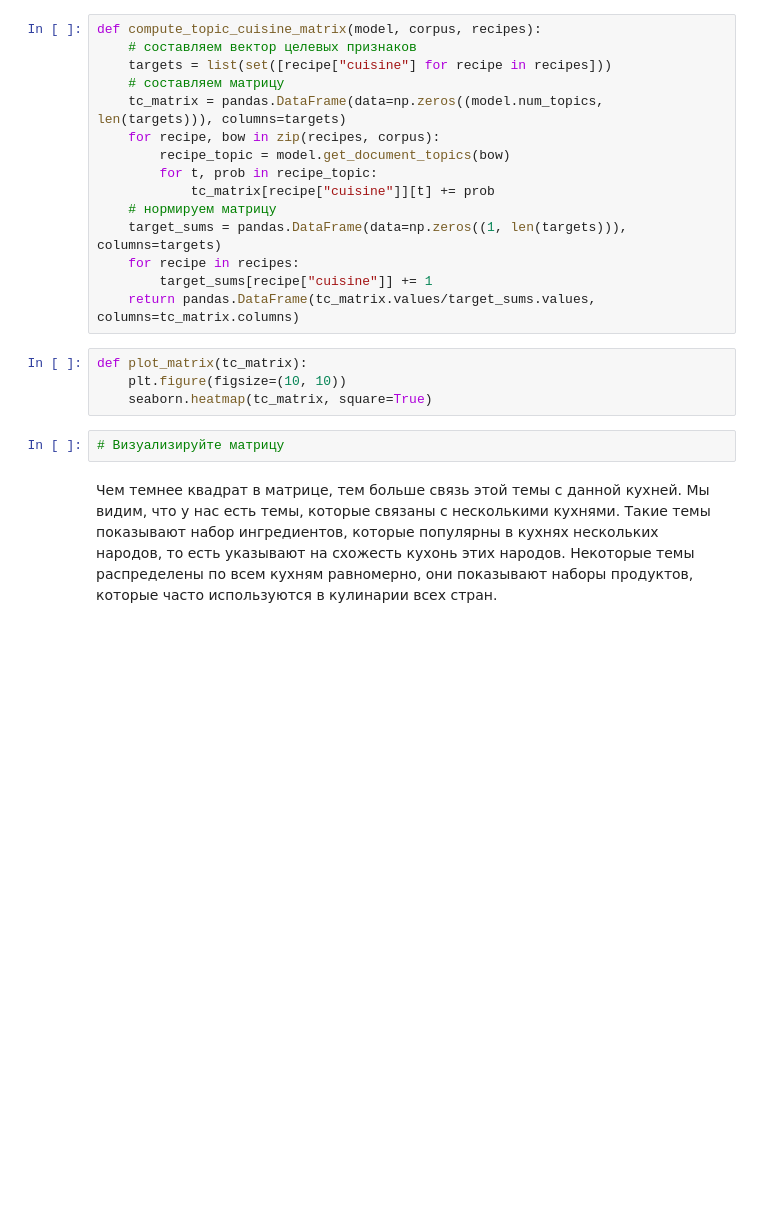
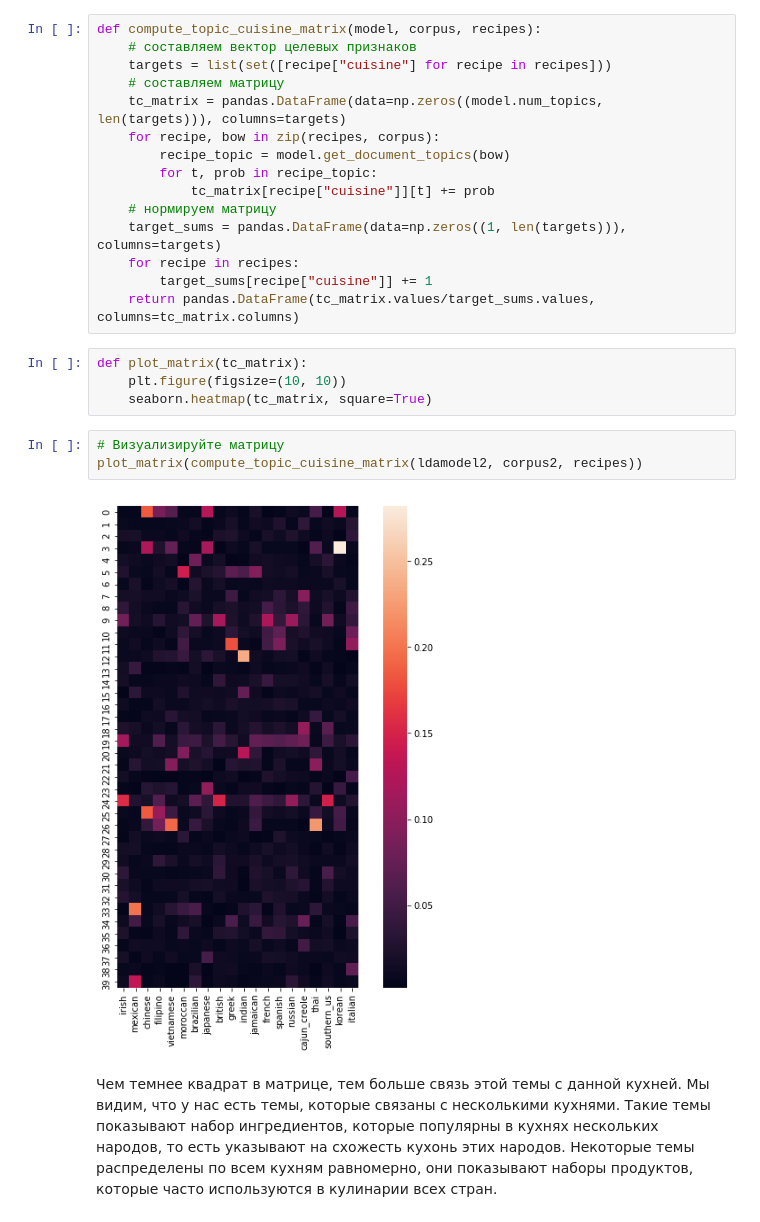
Before and after one commit to pkuderov/mlda-course, a Jupyter notebook: 03_unsupervised_learning/07_w4a_cooking_lda_pa.ipynb, the cells around one changed output. Saved outputs shown, nothing was run; the diff lists cells and outputs as text; blank space fills up the shorter version.

```diff
--- a/03_unsupervised_learning/07_w4a_cooking_lda_pa.ipynb
+++ b/03_unsupervised_learning/07_w4a_cooking_lda_pa.ipynb
@@ -396,6 +413,9 @@ def plot_matrix(tc_matrix):
     seaborn.heatmap(tc_matrix, square=True)
 # %%
 # Визуализируйте матрицу
+plot_matrix(compute_topic_cuisine_matrix(ldamodel2, corpus2, recipes))
+# %% [output]
+[figure, added]
 # %% [markdown]
 Чем темнее квадрат в матрице, тем больше связь этой темы с данной кухней. Мы видим, что у нас есть темы, которые связаны с несколькими кухнями. Такие темы показывают набор ингредиентов, которые популярны в кухнях нескольких народов, то есть указывают на схожесть кухонь этих народов. Некоторые темы распределены по всем кухням равномерно, они показывают наборы продуктов, которые часто используются в кулинарии всех стран.
 # %% [markdown]
```
Also changed, not shown: parts of 10 cells of this notebook, 2 other files.
